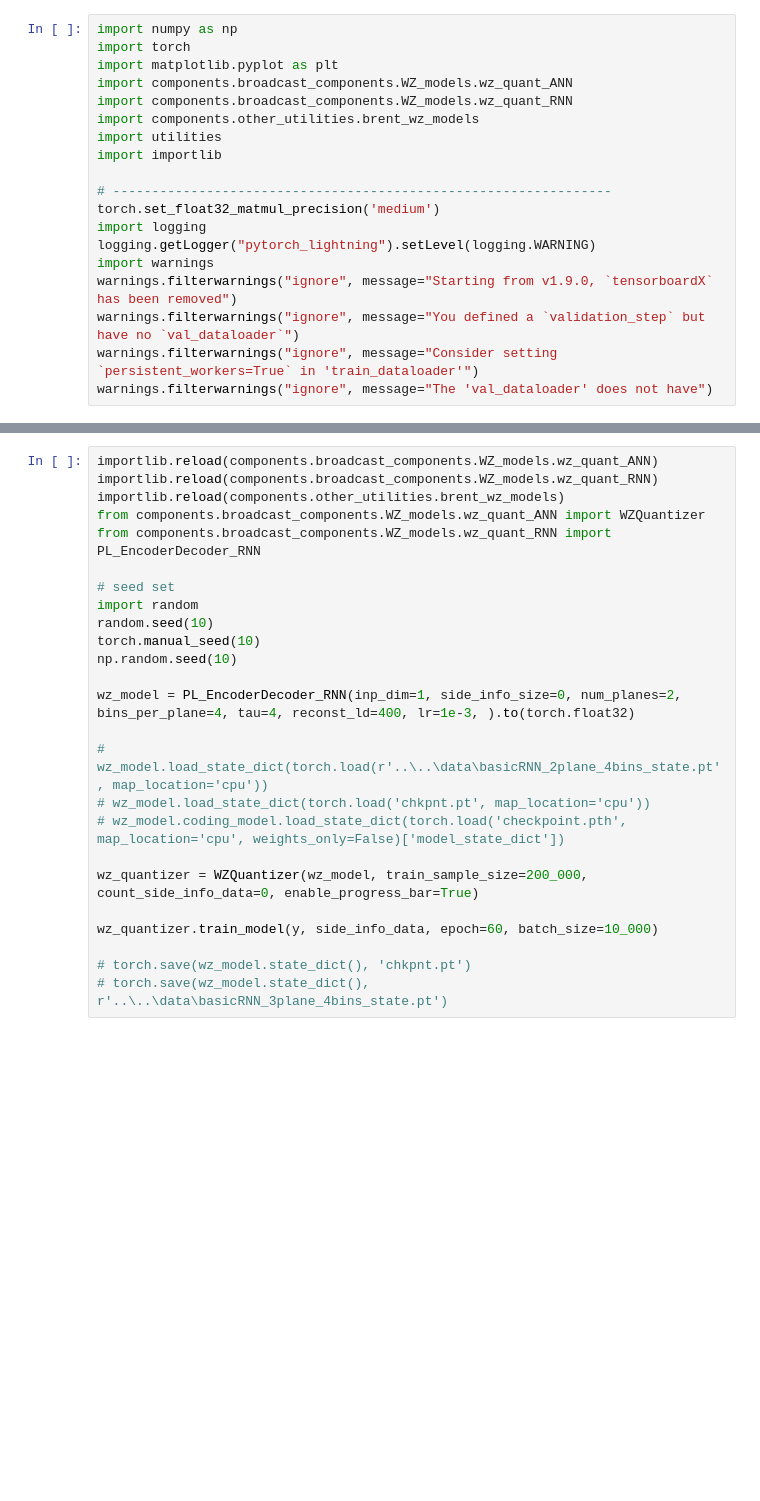
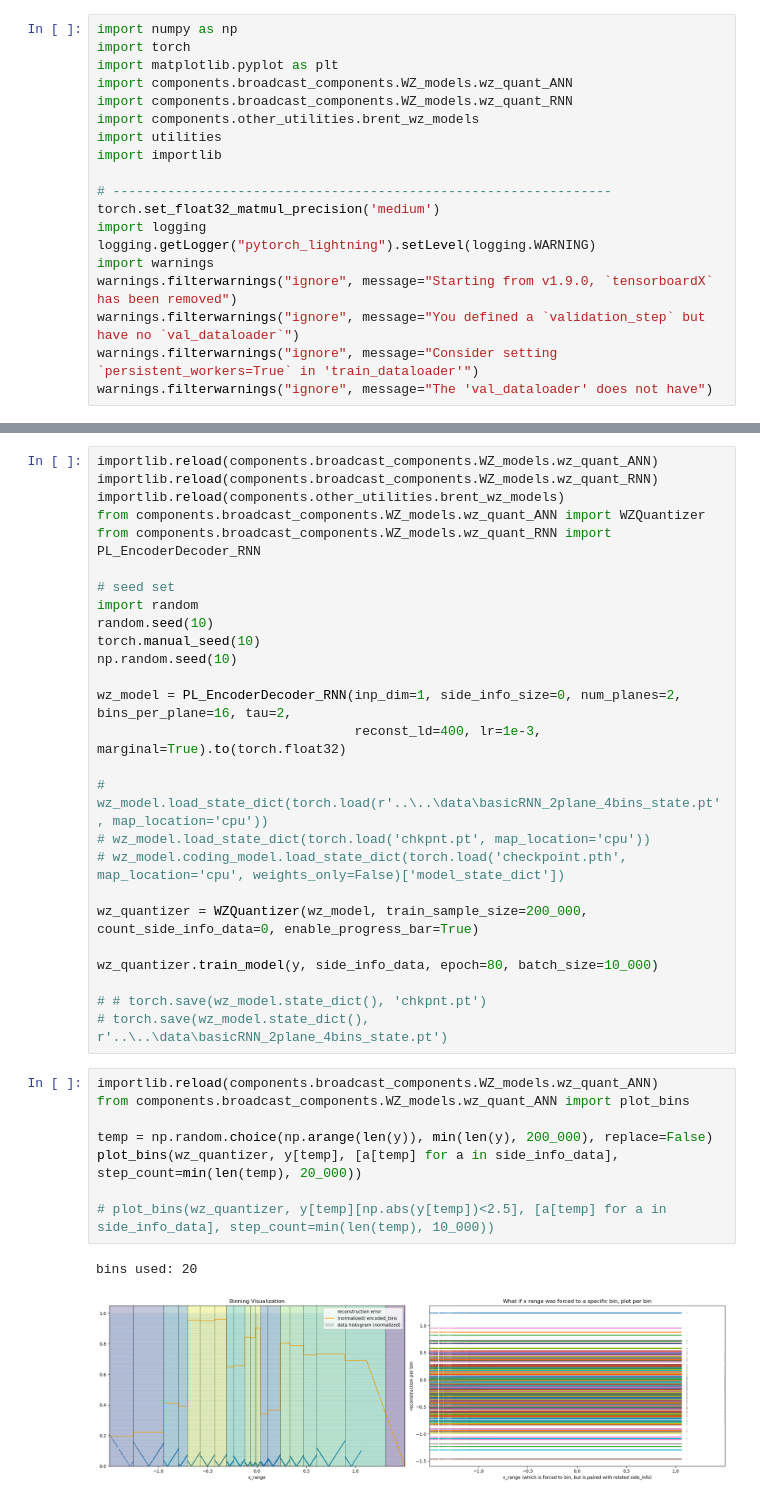
Before and after one commit to HosseinOutward/VUB-ACS-25_Thesis, a Jupyter notebook: experiments/make_basic_rnn_model/make_basic_rnn_model.ipynb, the cells around one changed output, grey strips where cells are left out. Cells and saved outputs as stored; diff of their text form; blank space fills up the shorter version.

```diff
--- a/experiments/make_basic_rnn_model/make_basic_rnn_model.ipynb
+++ b/experiments/make_basic_rnn_model/make_basic_rnn_model.ipynb
@@ -82,7 +92,8 @@ random.seed(10)
 torch.manual_seed(10)
 np.random.seed(10)
 
-wz_model = PL_EncoderDecoder_RNN(inp_dim=1, side_info_size=0, num_planes=2, bins_per_plane=4, tau=4, reconst_ld=400, lr=1e-3, ).to(torch.float32)
+wz_model = PL_EncoderDecoder_RNN(inp_dim=1, side_info_size=0, num_planes=2, bins_per_plane=16, tau=2,
+                                 reconst_ld=400, lr=1e-3, marginal=True).to(torch.float32)
 
 # wz_model.load_state_dict(torch.load(r'..\..\data\basicRNN_2plane_4bins_state.pt', map_location='cpu'))
 # wz_model.load_state_dict(torch.load('chkpnt.pt', map_location='cpu'))
@@ -90,8 +101,19 @@ wz_model = PL_EncoderDecoder_RNN(inp_dim=1, side_info_size=0, num_planes=2, bins
 
 wz_quantizer = WZQuantizer(wz_model, train_sample_size=200_000, count_side_info_data=0, enable_progress_bar=True)
 
-wz_quantizer.train_model(y, side_info_data, epoch=60, batch_size=10_000)
+wz_quantizer.train_model(y, side_info_data, epoch=80, batch_size=10_000)
 
-# torch.save(wz_model.state_dict(), 'chkpnt.pt')
-# torch.save(wz_model.state_dict(), r'..\..\data\basicRNN_3plane_4bins_state.pt')
+# # torch.save(wz_model.state_dict(), 'chkpnt.pt')
+# torch.save(wz_model.state_dict(), r'..\..\data\basicRNN_2plane_4bins_state.pt')
+# %%
+importlib.reload(components.broadcast_components.WZ_models.wz_quant_ANN)
+from components.broadcast_components.WZ_models.wz_quant_ANN import plot_bins
+
+temp = np.random.choice(np.arange(len(y)), min(len(y), 200_000), replace=False)
+plot_bins(wz_quantizer, y[temp], [a[temp] for a in side_info_data], step_count=min(len(temp), 20_000))
+
+# plot_bins(wz_quantizer, y[temp][np.abs(y[temp])<2.5], [a[temp] for a in side_info_data], step_count=min(len(temp), 10_000))
+# %% [output]
+bins used: 20
+[figure, new version]
 # %%
```
Also changed, not shown: parts of 5 cells of this notebook, 8 other files.
